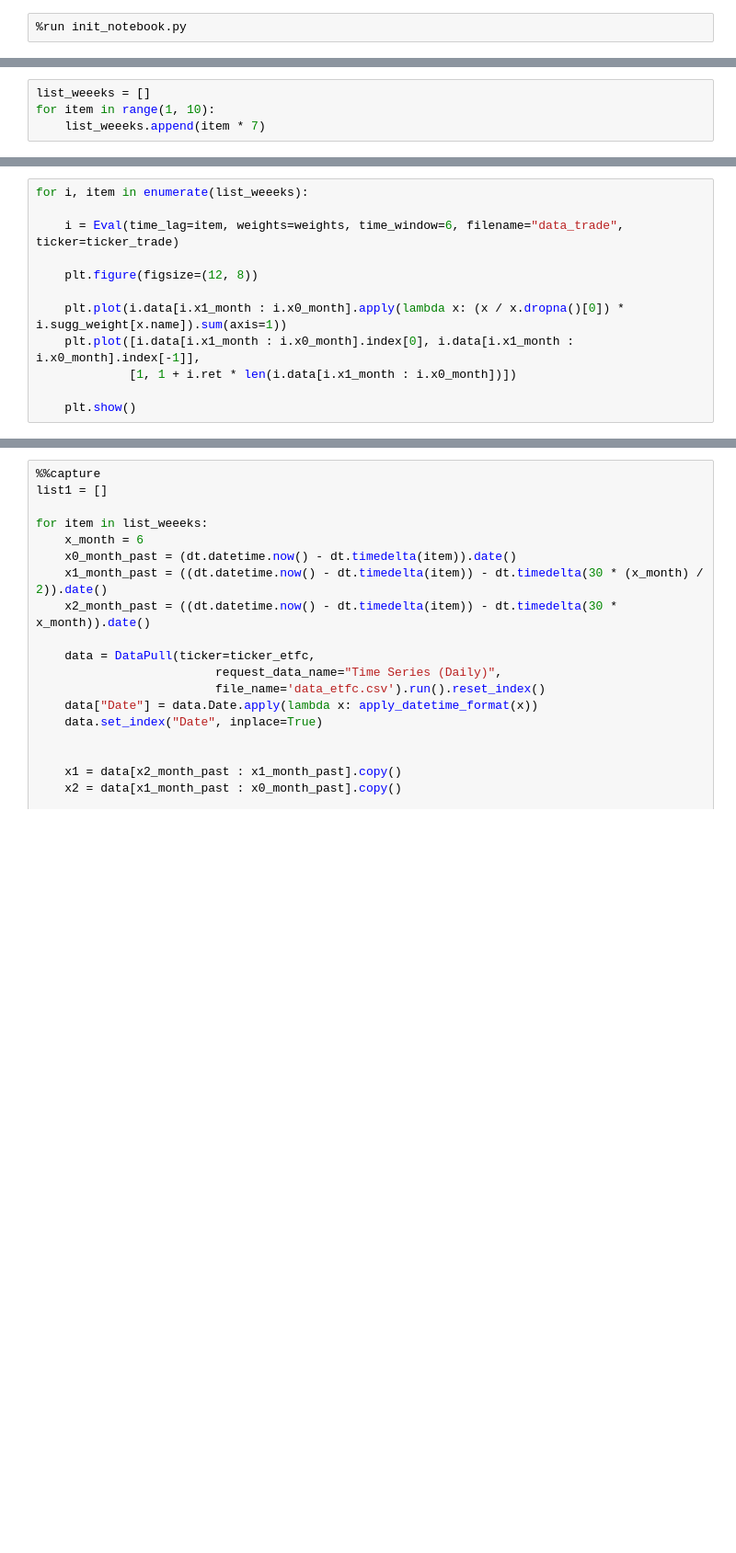
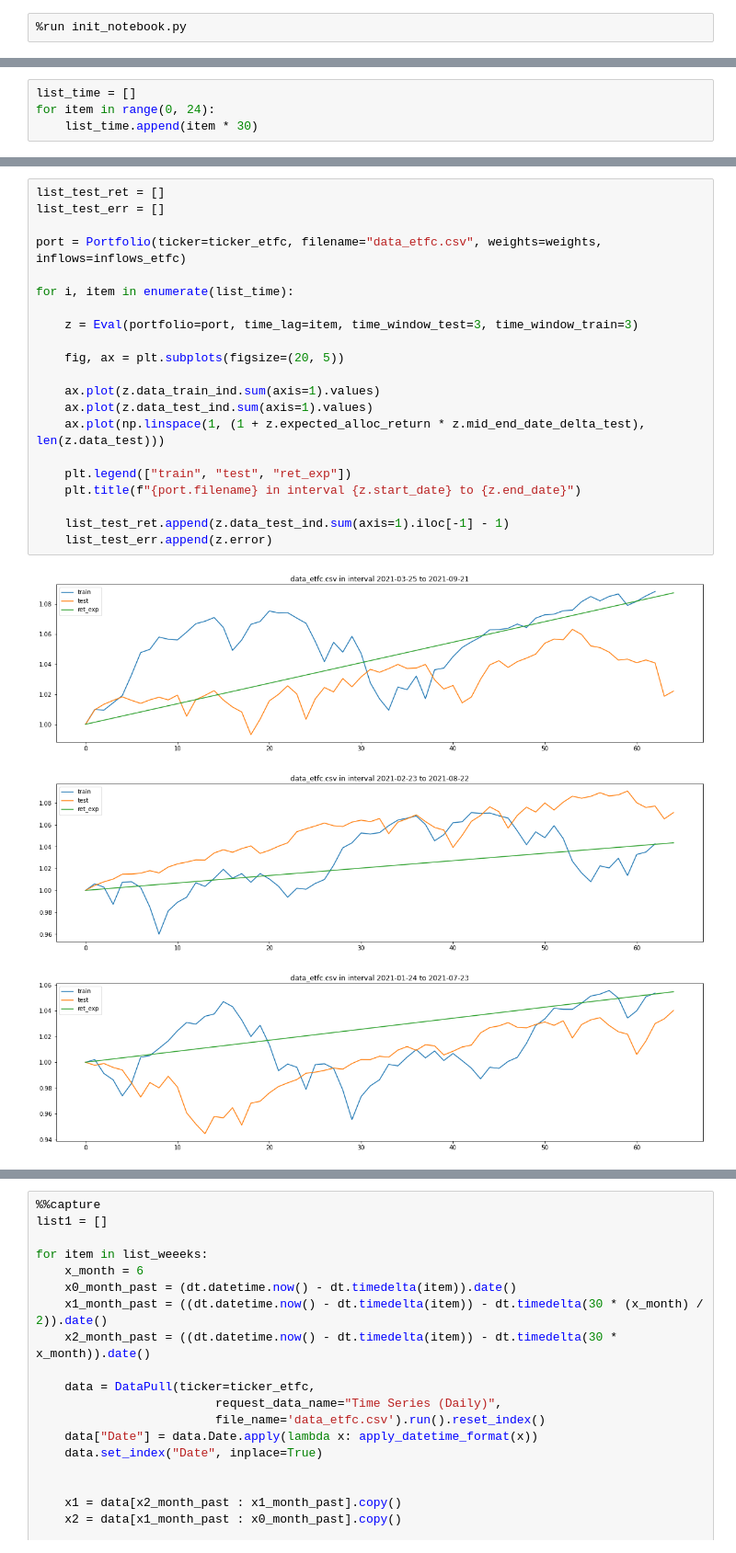
Before and after one commit to lukasgrahl/stock_market, a Jupyter notebook: notebooks/Untitled2.ipynb, the cells around one changed output, grey strips where cells are left out. Shown at 92% size. Saved outputs shown, nothing was run; the diff lists cells and outputs as text; blank space fills up the shorter version.

```diff
--- a/notebooks/Untitled2.ipynb
+++ b/notebooks/Untitled2.ipynb
@@ -16,5 +16,5 @@ from src.classes import AllocationEval, DataPull, Eval
 from utils.utils import apply_datetime_format
 # %%
-list_weeeks = []
-for item in range(1, 10):
-    list_weeeks.append(item * 7)
+list_time = []
+for item in range(0, 24):
+    list_time.append(item * 30)
@@ -42,12 +20,0 @@ i.data
-# %%
-for i, item in enumerate(list_weeeks):
-
-    i = Eval(time_lag=item, weights=weights, time_window=6, filename="data_trade", ticker=ticker_trade)
-
-    plt.figure(figsize=(12, 8))
-
-    plt.plot(i.data[i.x1_month : i.x0_month].apply(lambda x: (x / x.dropna()[0]) * i.sugg_weight[x.name]).sum(axis=1))
-    plt.plot([i.data[i.x1_month : i.x0_month].index[0], i.data[i.x1_month : i.x0_month].index[-1]],
-             [1, 1 + i.ret * len(i.data[i.x1_month : i.x0_month])])
-
-    plt.show()
@@ -127,0 +21,25 @@ Allocation Evaluation
+# %%
+list_test_ret = []
+list_test_err = []
+
+port = Portfolio(ticker=ticker_etfc, filename="data_etfc.csv", weights=weights, inflows=inflows_etfc)
+
+for i, item in enumerate(list_time):
+
+    z = Eval(portfolio=port, time_lag=item, time_window_test=3, time_window_train=3)
+
+    fig, ax = plt.subplots(figsize=(20, 5))
+
+    ax.plot(z.data_train_ind.sum(axis=1).values)
+    ax.plot(z.data_test_ind.sum(axis=1).values)
+    ax.plot(np.linspace(1, (1 + z.expected_alloc_return * z.mid_end_date_delta_test), len(z.data_test)))
+
+    plt.legend(["train", "test", "ret_exp"])
+    plt.title(f"{port.filename} in interval {z.start_date} to {z.end_date}")
+
+    list_test_ret.append(z.data_test_ind.sum(axis=1).iloc[-1] - 1)
+    list_test_err.append(z.error)
+# %% [output]
+[figure, added]
+[figure, added]
+[figure, added]
```
Also changed, not shown: parts of 17 cells of this notebook, 9 other files.
